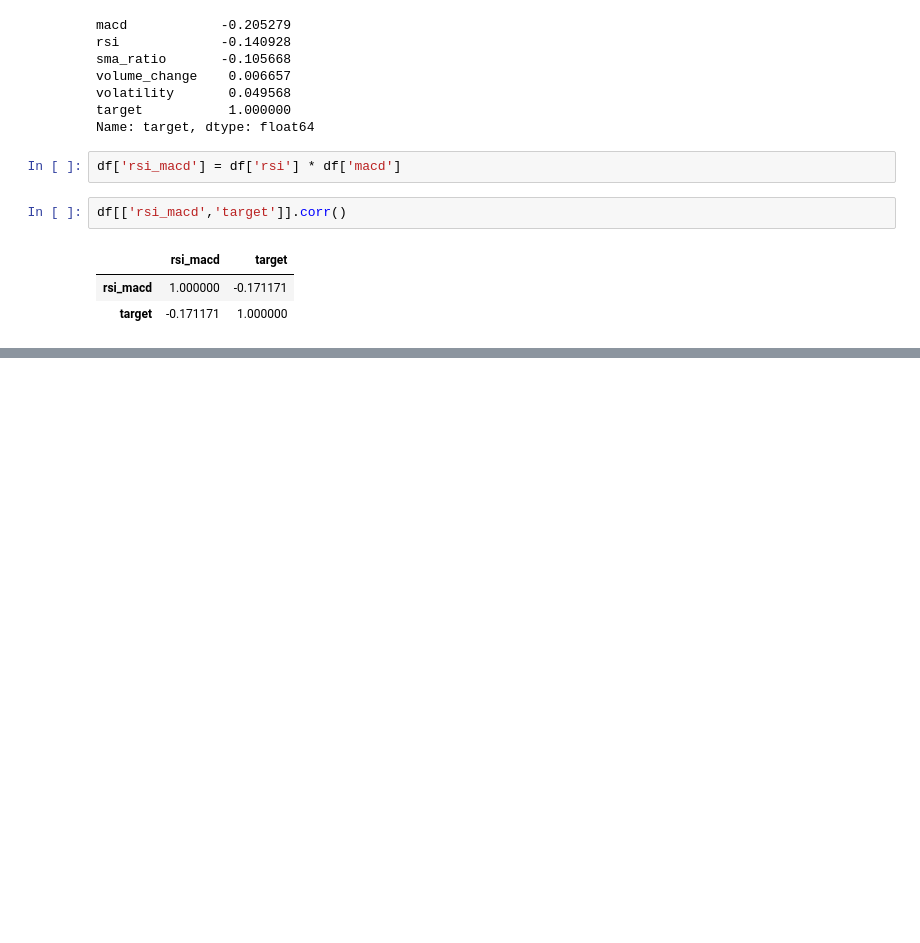
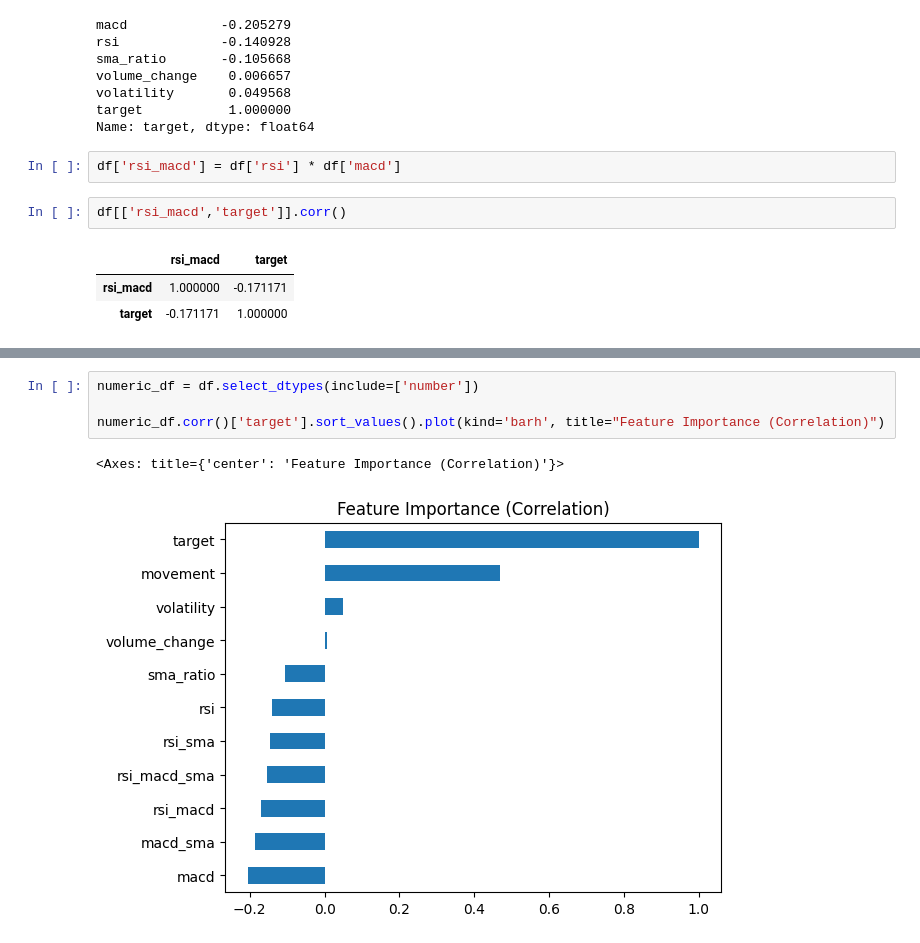
Before and after one commit to Deepanshu11-ai/SULproject, a Jupyter notebook: Notebooks/reports/feature_scaling.ipynb, the cells around one changed output, grey strips where cells are left out. Saved outputs shown, nothing was run; the diff lists cells and outputs as text; blank space fills up the shorter version.

```diff
--- a/Notebooks/reports/feature_scaling.ipynb
+++ b/Notebooks/reports/feature_scaling.ipynb
@@ -58,0 +118,7 @@ df[['rsi_macd','target']].corr()
+# %%
+numeric_df = df.select_dtypes(include=['number'])
+
+numeric_df.corr()['target'].sort_values().plot(kind='barh', title="Feature Importance (Correlation)")
+# %% [output]
+<Axes: title={'center': 'Feature Importance (Correlation)'}>
+[figure, added]
```
Also changed, not shown: parts of 7 cells of this notebook, 1 other file.
